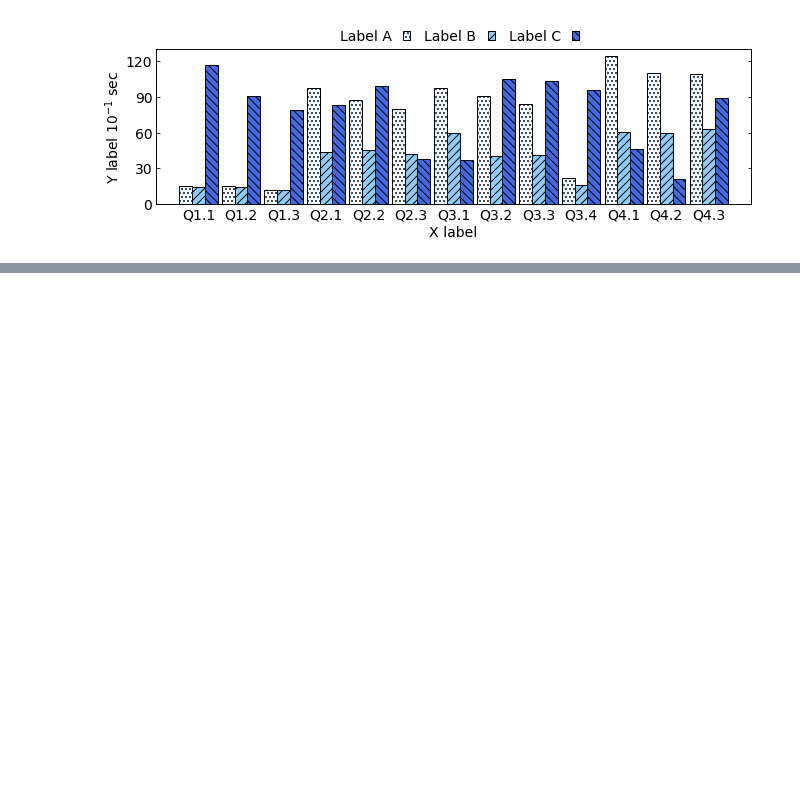
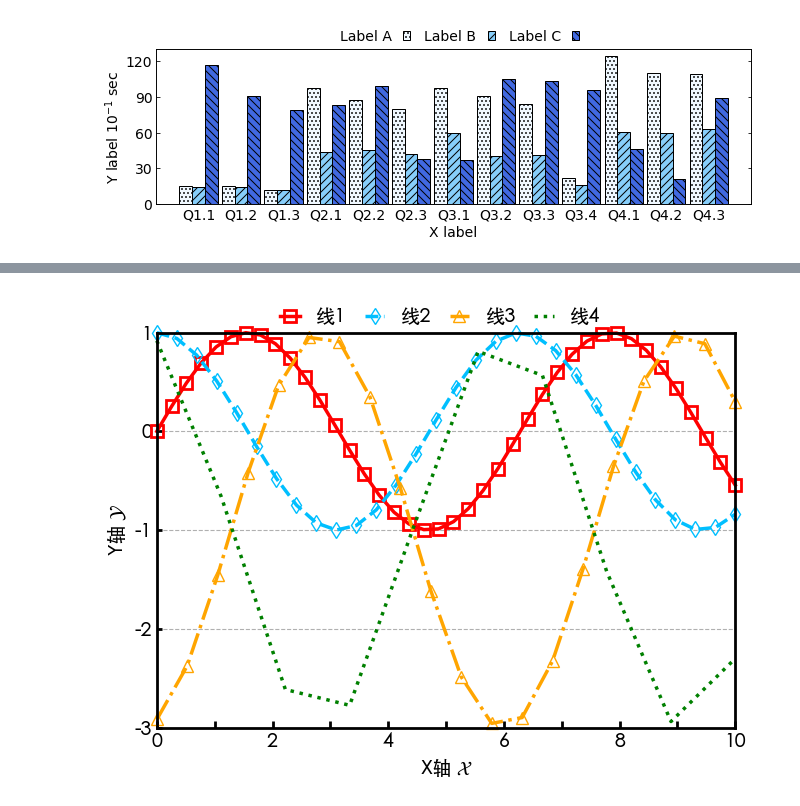
Before and after one commit to jiashu-z/how-to-plot, a Jupyter notebook: plotting-in-python.ipynb, the cells around one changed output, grey strips where cells are left out. Drawn from its saved outputs; the diff is of its cells as text; code cells hidden in the pictures; blank space fills up the shorter version.

```diff
--- a/plotting-in-python.ipynb
+++ b/plotting-in-python.ipynb
@@ -473,0 +499,46 @@ fig.tight_layout(pad=0, h_pad=0, w_pad=1)
+# %%
+# First, we make the dataset and plot the baseline.
+
+x1 = np.linspace(0, 10, 40)
+y1 = np.sin(x1)
+
+x2 = np.linspace(0, 10, 30)
+y2 = np.cos(x2)
+
+x3 = np.linspace(0, 10, 20)
+y3 = np.sin(x3 + 5) * 2 - 1
+
+x4 = np.linspace(0, 10, 10)
+y4 = -np.sin(x4 + 5) * 2 - 1
+# %%
+import matplotlib
+
+matplotlib.rcParams['font.sans-serif'] = ['Heiti TC']
+matplotlib.rcParams.update()
+
+fig = plt.figure(figsize=[6.4, 4.8], dpi=100)
+ax = fig.add_subplot(111)
+ax.plot(x1, y1, 's-', label='线1', color='red', markeredgecolor='red', markerfacecolor='none', markeredgewidth=2,
+        linewidth=2.5, clip_on=False, markersize=8)
+ax.plot(x2, y2, 'd--', label='线2', color='deepskyblue', markeredgecolor='deepskyblue', markerfacecolor='none',
+        linewidth=2.5, clip_on=False, markersize=8)
+ax.plot(x3, y3, '^-.', label='线3', color='orange', markeredgecolor='orange', markerfacecolor='none', linewidth=2.5,
+        clip_on=False, markersize=8)
+ax.plot(x4, y4, ':', label='线4', color='green', markeredgecolor='green', markerfacecolor='none', linewidth=2.5,
+        clip_on=False, markersize=8)
+ax.legend(ncol=4, prop={'weight': 'bold', 'size': 14}, frameon=False, handlelength=1, columnspacing=1, loc=[0.2, 1])
+ax.set_xlim(0, 10)
+ax.set_ylim(-3, 1)
+ax.set_xlabel('X轴 $\mathcal{X}$', fontsize=14, weight='heavy')
+ax.set_ylabel('Y轴 $\mathcal{Y}$', fontsize=14, style='italic', weight='heavy')
+ax.set_xticks(np.arange(0, 11, 1), ['0', '', '2', '', '4', '', '6', '', '8', '', '10'], fontsize=14, weight='heavy')
+ax.set_yticks([-3, -2, -1, 0, 1], ['-3', '-2', '-1', '0', '1'], fontsize=14, weight='heavy')
+ax.tick_params(axis='both', direction='in', width=2)
+ax.tick_params(axis='x', size=5)
+ax.grid(axis='y', linestyle='--')
+for axis in ax.spines:
+    ax.spines[axis].set_linewidth(2)
+fig.tight_layout(pad=0, w_pad=0, h_pad=0)
+# plt.savefig('fig/chinese.pdf', transparent=True)
+# %% [output]
+[figure, added]
```
Also changed, not shown: parts of 4 cells of this notebook.
